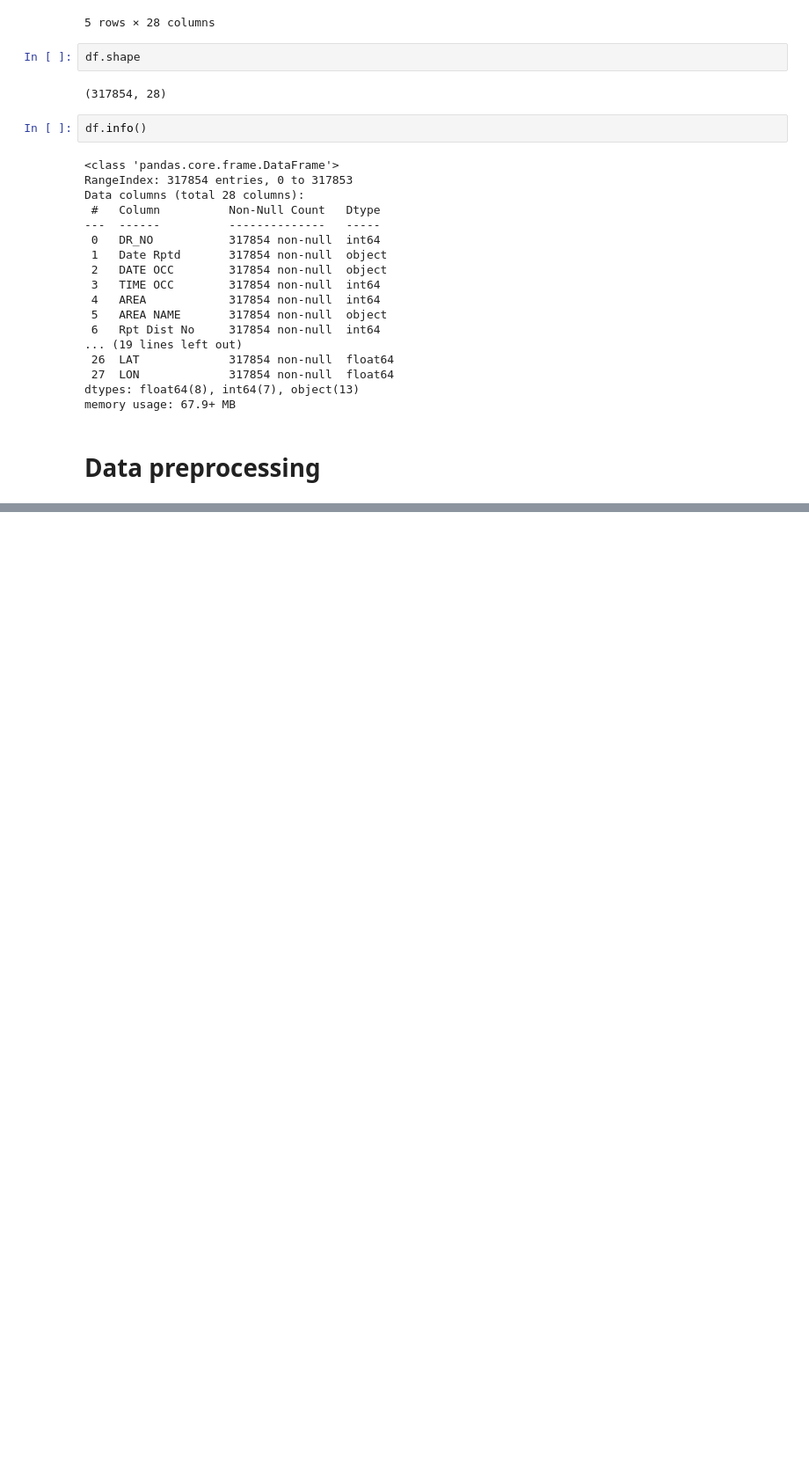
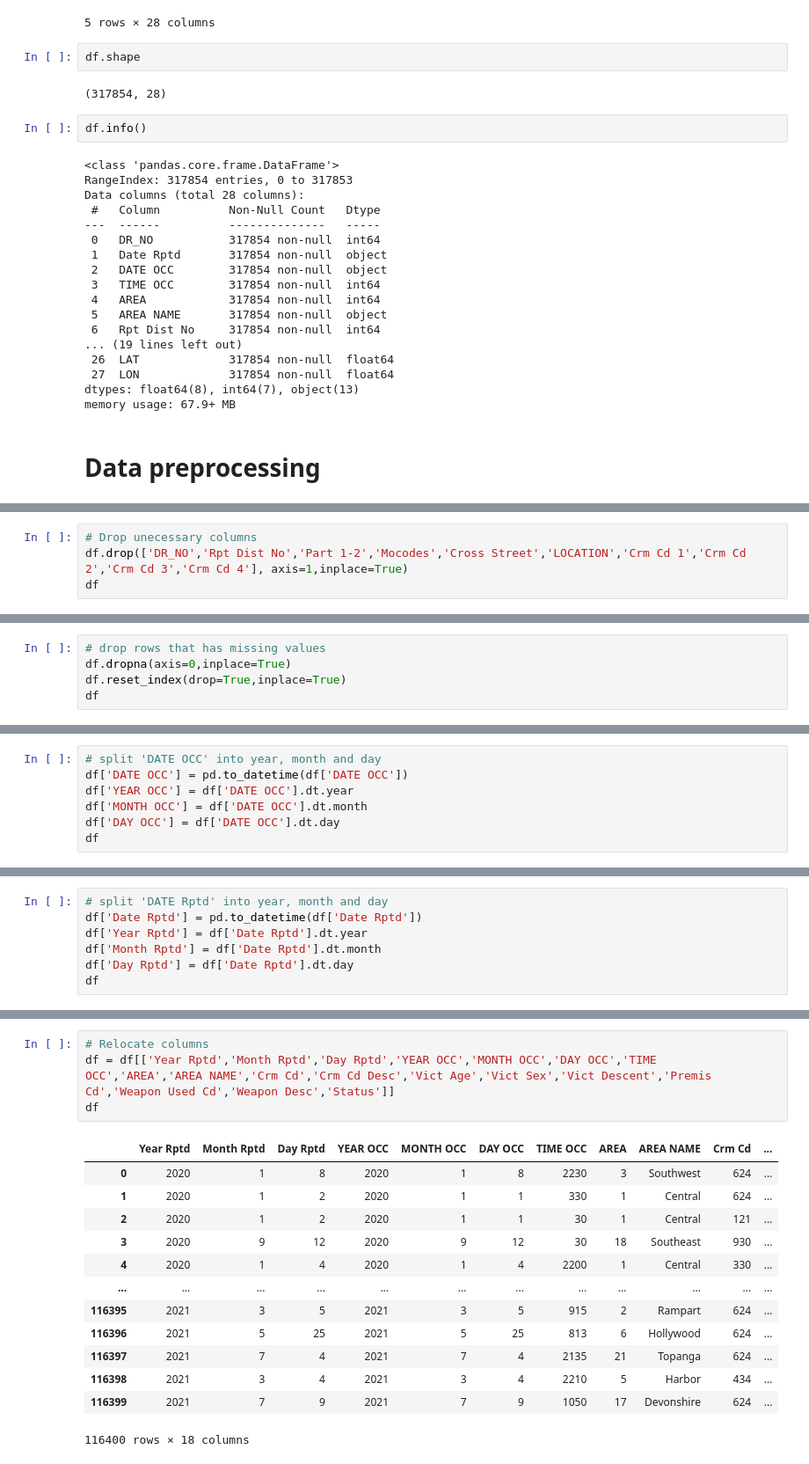
Before and after one commit to ImaneMdn/Los-Angeles-EDA, a Jupyter notebook: losangeles.ipynb, the cells around one changed output, grey strips where cells are left out. Shown: that part at 88% size. Cells and saved outputs as stored; diff of their text form; blank space fills up the shorter version.

```diff
--- a/losangeles.ipynb
+++ b/losangeles.ipynb
@@ -44,0 +43,4 @@ memory usage: 67.9+ MB
+# %%
+# Drop unecessary columns
+df.drop(['DR_NO','Rpt Dist No','Part 1-2','Mocodes','Cross Street','LOCATION','Crm Cd 1','Crm Cd 2','Crm Cd 3','Crm Cd 4'], axis=1,inplace=True)
+df
@@ -44,0 +85,5 @@ memory usage: 67.9+ MB
+# %%
+# drop rows that has missing values
+df.dropna(axis=0,inplace=True)
+df.reset_index(drop=True,inplace=True)
+df
@@ -44,0 +104,7 @@ memory usage: 67.9+ MB
+# %%
+# split 'DATE OCC' into year, month and day
+df['DATE OCC'] = pd.to_datetime(df['DATE OCC'])
+df['YEAR OCC'] = df['DATE OCC'].dt.year
+df['MONTH OCC'] = df['DATE OCC'].dt.month
+df['DAY OCC'] = df['DATE OCC'].dt.day
+df
@@ -44,0 +125,7 @@ memory usage: 67.9+ MB
+# %%
+# split 'DATE Rptd' into year, month and day
+df['Date Rptd'] = pd.to_datetime(df['Date Rptd'])
+df['Year Rptd'] = df['Date Rptd'].dt.year
+df['Month Rptd'] = df['Date Rptd'].dt.month
+df['Day Rptd'] = df['Date Rptd'].dt.day
+df
@@ -44,0 +166,18 @@ memory usage: 67.9+ MB
+# %%
+# Relocate columns
+df = df[['Year Rptd','Month Rptd','Day Rptd','YEAR OCC','MONTH OCC','DAY OCC','TIME OCC','AREA','AREA NAME','Crm Cd','Crm Cd Desc','Vict Age','Vict Sex','Vict Descent','Premis Cd','Weapon Used Cd','Weapon Desc','Status']]
+df
+# %% [output]
+|  | Year Rptd | Month Rptd | Day Rptd | YEAR OCC | MONTH OCC | DAY OCC | TIME OCC | AREA | AREA NAME | Crm Cd | ... |
+| 0 | 2020 | 1 | 8 | 2020 | 1 | 8 | 2230 | 3 | Southwest | 624 | ... |
+| 1 | 2020 | 1 | 2 | 2020 | 1 | 1 | 330 | 1 | Central | 624 | ... |
+| 2 | 2020 | 1 | 2 | 2020 | 1 | 1 | 30 | 1 | Central | 121 | ... |
+| 3 | 2020 | 9 | 12 | 2020 | 9 | 12 | 30 | 18 | Southeast | 930 | ... |
+| 4 | 2020 | 1 | 4 | 2020 | 1 | 4 | 2200 | 1 | Central | 330 | ... |
+| ... | ... | ... | ... | ... | ... | ... | ... | ... | ... | ... | ... |
+| 116395 | 2021 | 3 | 5 | 2021 | 3 | 5 | 915 | 2 | Rampart | 624 | ... |
+| 116396 | 2021 | 5 | 25 | 2021 | 5 | 25 | 813 | 6 | Hollywood | 624 | ... |
+| 116397 | 2021 | 7 | 4 | 2021 | 7 | 4 | 2135 | 21 | Topanga | 624 | ... |
+| 116398 | 2021 | 3 | 4 | 2021 | 3 | 4 | 2210 | 5 | Harbor | 434 | ... |
+| 116399 | 2021 | 7 | 9 | 2021 | 7 | 9 | 1050 | 17 | Devonshire | 624 | ... |
+116400 rows × 18 columns
```
Also changed, not shown: parts of 9 cells of this notebook.
